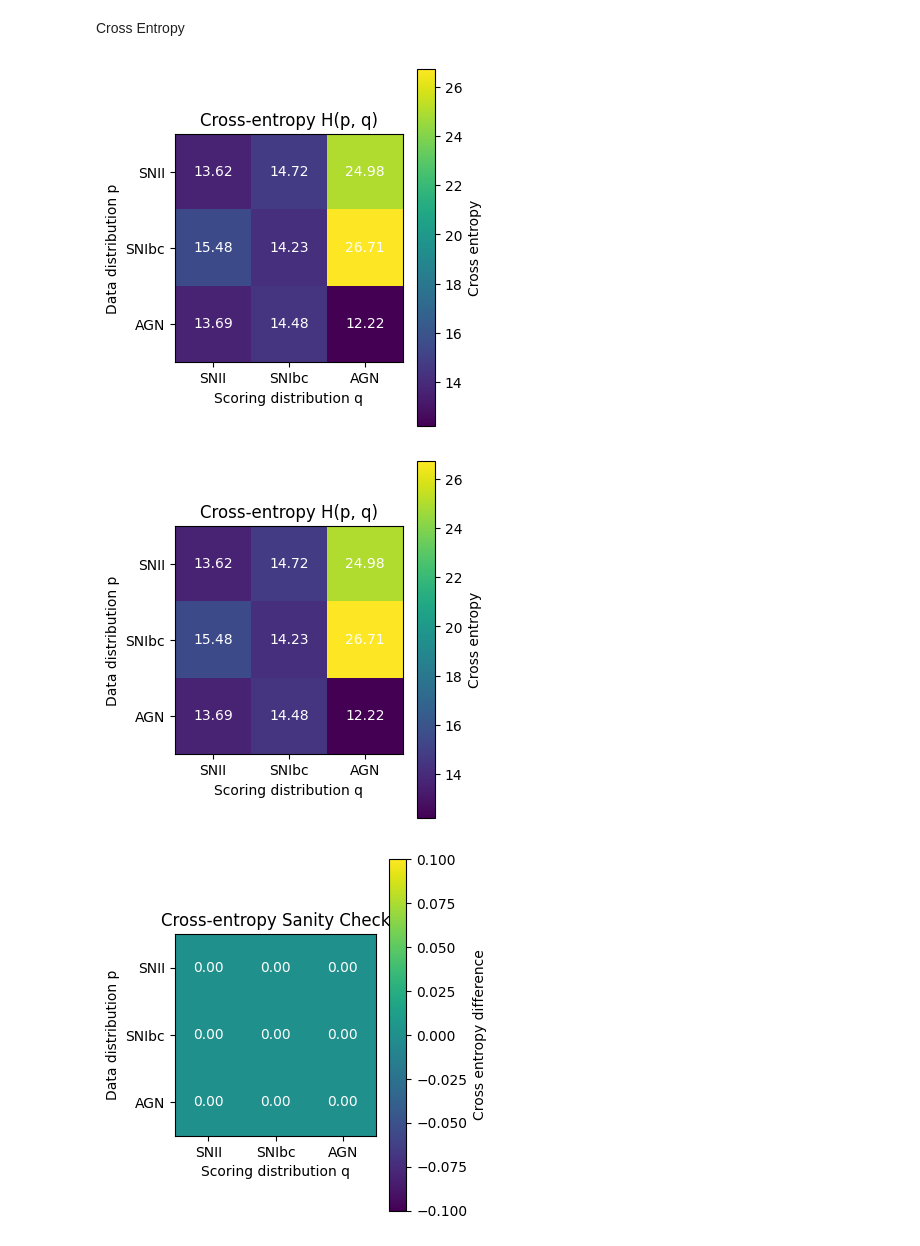
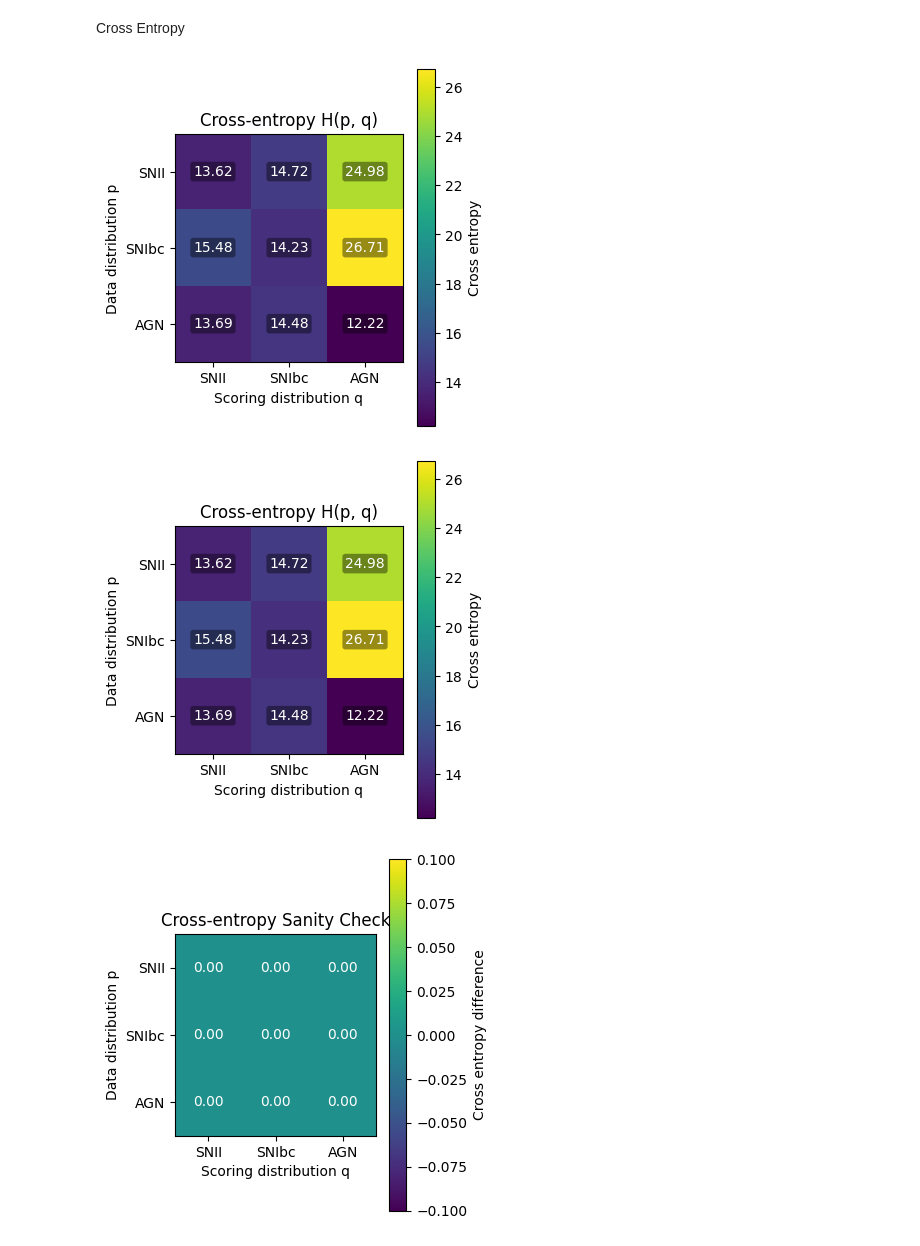
Before and after one commit to Rachel-0420/Cross-Entropy-Fast-Transient, a Jupyter notebook: cross_entropy_btw_supernovae.ipynb, the cells around one changed output. Cells and saved outputs as stored; diff of their text form; code cells hidden in the pictures.

Commit message:
made cross-entropy-result figure more visibile

```diff
--- a/cross_entropy_btw_supernovae.ipynb
+++ b/cross_entropy_btw_supernovae.ipynb
@@ -651,39 +651,47 @@ ax.set_title("Cross-entropy H(p, q)")
 for i in range(len(labels)):
     for j in range(len(labels)):
         ax.text(j, i, f"{H[i,j]:.2f}",
-                ha="center", va="center", color="white")
+                ha="center", va="center", color="white",bbox=dict(
+                boxstyle="round,pad=0.20",
+                fc="black",
+                ec="none",
+                alpha=0.40))
 
 fig.colorbar(im, ax=ax, label="Cross entropy")
 plt.tight_layout()
 plt.show()
 
 # For H by Method 2
 
 fig2, ax2 = plt.subplots(figsize=(4, 4))
 
 im2 = ax2.imshow(H2, cmap="viridis")
 
 ax2.set_xticks(range(len(labels)))
 ax2.set_yticks(range(len(labels)))
 ax2.set_xticklabels(labels)
 ax2.set_yticklabels(labels)
 
 ax2.set_xlabel("Scoring distribution q")
 ax2.set_ylabel("Data distribution p")
 ax2.set_title("Cross-entropy H(p, q)")
 
 # annotate values
 for i in range(len(labels)):
     for j in range(len(labels)):
         ax2.text(j, i, f"{H2[i,j]:.2f}",
-                ha="center", va="center", color="white")
+                ha="center", va="center", color="white",bbox=dict(
+                boxstyle="round,pad=0.20",
+                fc="black",
+                ec="none",
+                alpha=0.40))
 
 fig2.colorbar(im2, ax=ax2, label="Cross entropy")
 plt.tight_layout()
 plt.show()
 # %% [output]
-[figure, old version]
+[figure, new version]
-[figure, old version]
+[figure, new version]
 # %%
 fig, ax = plt.subplots(figsize=(4, 4))
 
```
